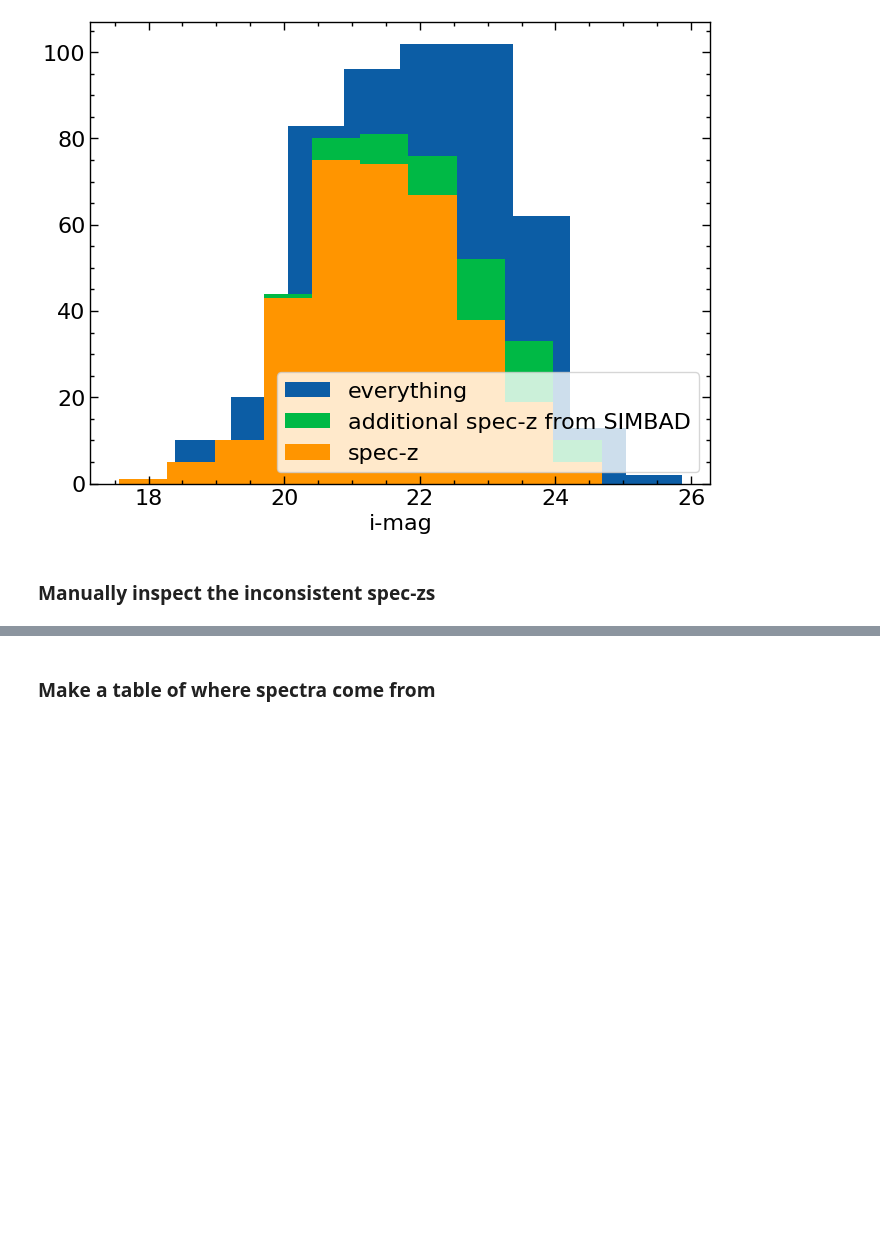
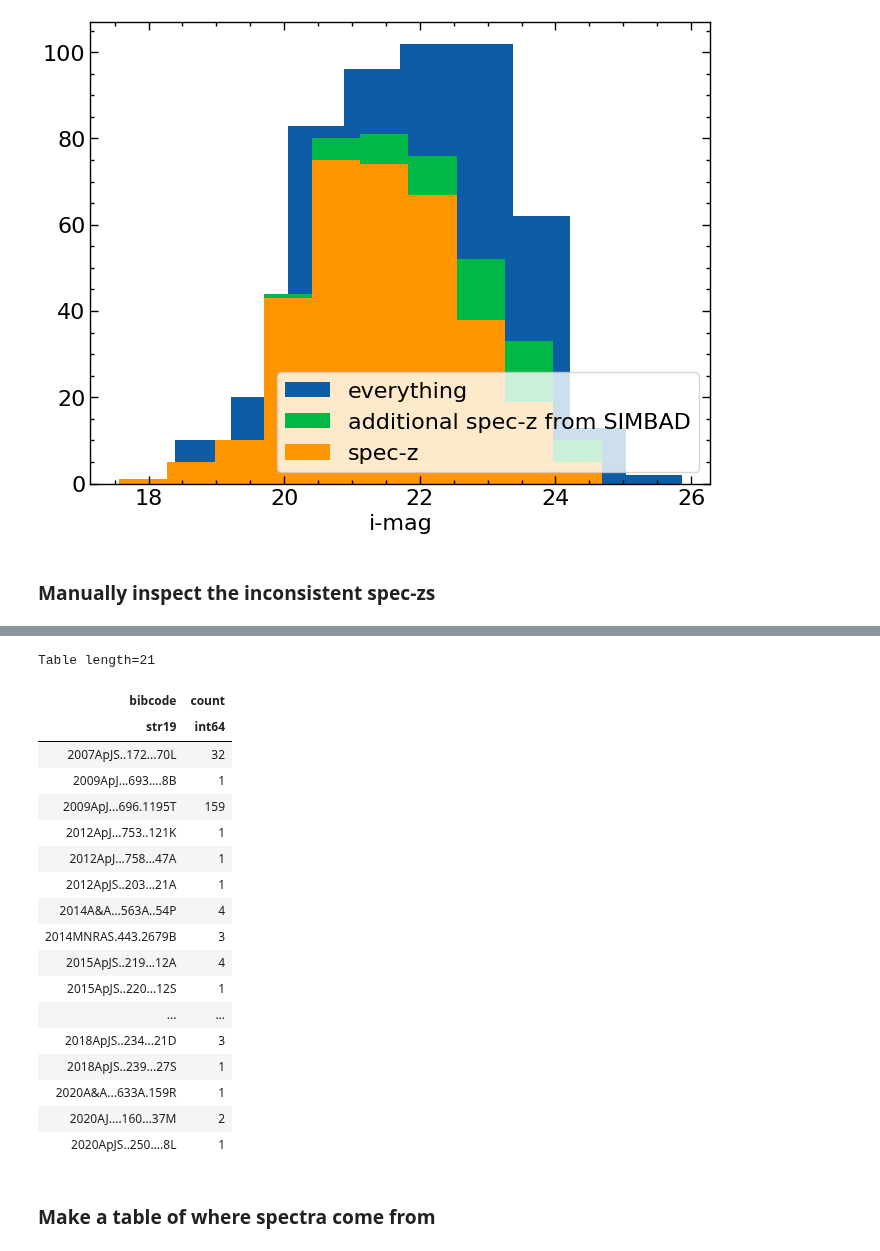
Before and after one commit to Chisen-Lupus/dwarf_agn_cosmos, a Jupyter notebook: hsc-ssp_specz.ipynb, the cells around one changed output, grey strips where cells are left out. Drawn from its saved outputs; the diff is of its cells as text; code cells hidden in the pictures; blank space fills up the shorter version.

```diff
--- a/hsc-ssp_specz.ipynb
+++ b/hsc-ssp_specz.ipynb
@@ -216,3 +242,27 @@ plt.legend(frameon=True)
+# %%
+# check the bibcode of all comparable (has hsc spec-z) simbad spec-z
+bib, cnt = np.unique(data_agn_compare['bib_SIMBAD-z'][data_agn_compare['r_HSC-z']=='spec'], return_counts=True)
+table.Table([bib, cnt], names=['bibcode', 'count'])
+# %% [output]
+Table length=21
+| bibcode | count |
+| str19 | int64 |
+| 2007ApJS..172...70L | 32 |
+| 2009ApJ...693....8B | 1 |
+| 2009ApJ...696.1195T | 159 |
+| 2012ApJ...753..121K | 1 |
+| 2012ApJ...758...47A | 1 |
+| 2012ApJS..203...21A | 1 |
+| 2014A&A...563A..54P | 4 |
+| 2014MNRAS.443.2679B | 3 |
+| 2015ApJS..219...12A | 4 |
+| 2015ApJS..220...12S | 1 |
+| ... | ... |
+| 2018ApJS..234...21D | 3 |
+| 2018ApJS..239...27S | 1 |
+| 2020A&A...633A.159R | 1 |
+| 2020AJ....160...37M | 2 |
+| 2020ApJS..250....8L | 1 |
 # %% [markdown]
 ### Make a table of where spectra come from
 # %%
```
Also changed, not shown: parts of 7 cells of this notebook, 1 other file.
